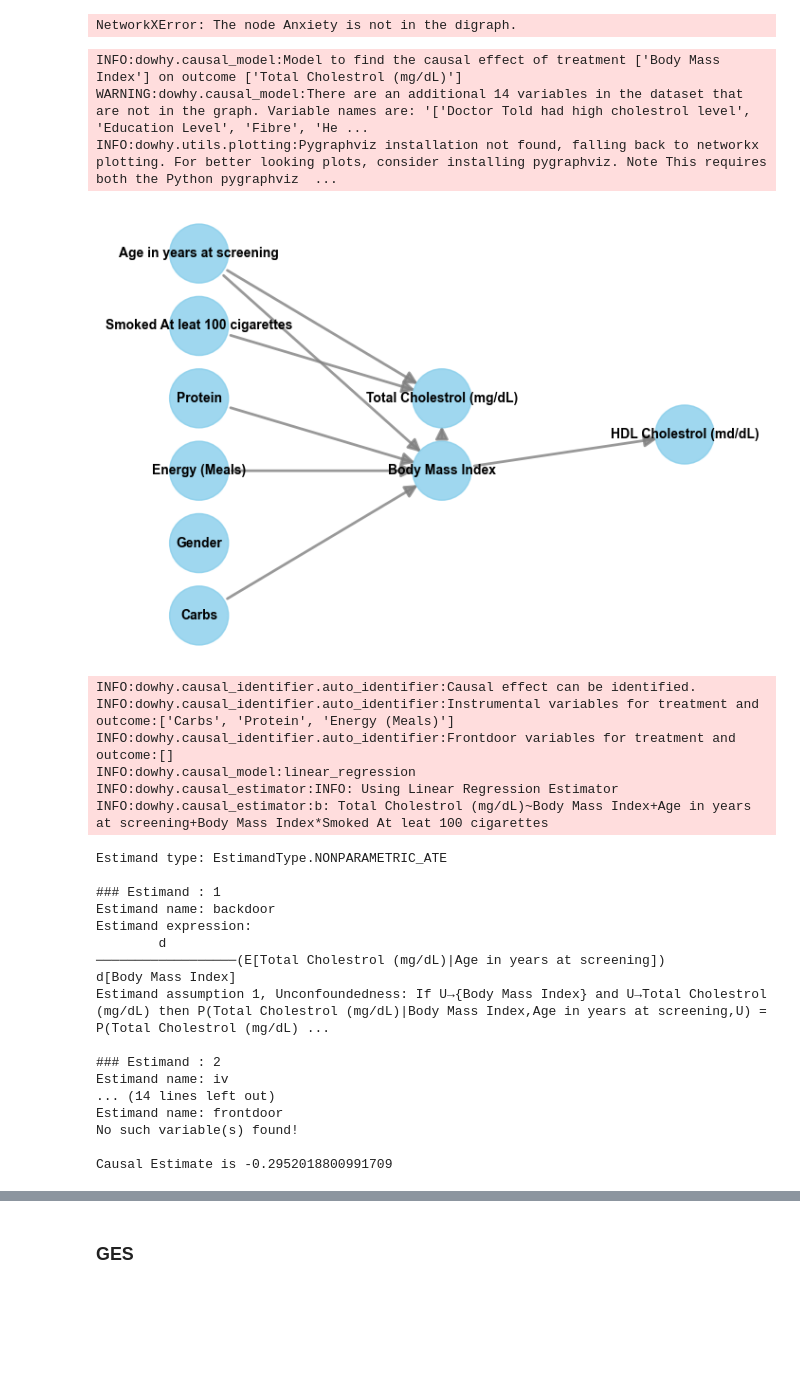
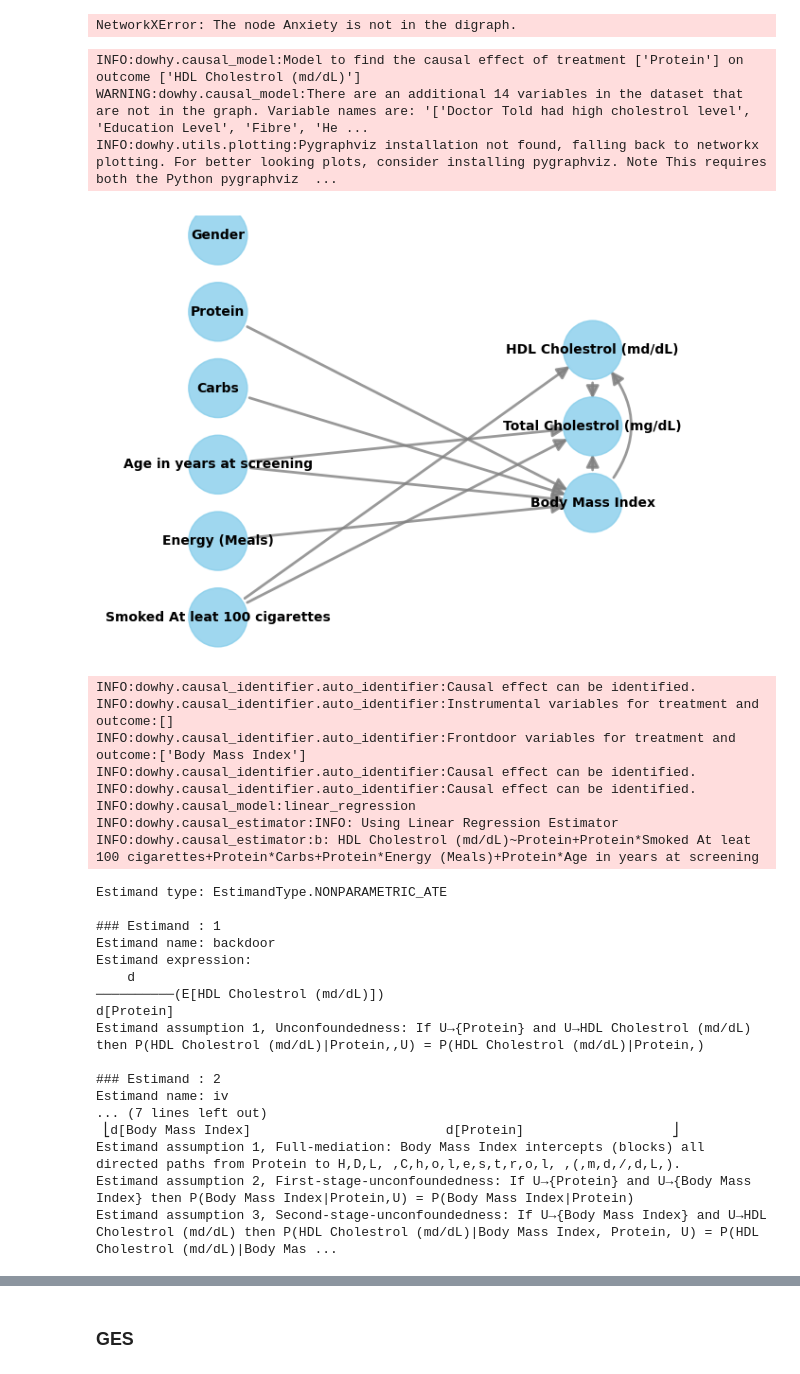
Before and after one commit to jerbeario/CasualPresentation, a Jupyter notebook: NHANES/NHANES_sandbox.ipynb, the cells around one changed output, grey strips where cells are left out. Saved outputs shown, nothing was run; the diff lists cells and outputs as text; code cells hidden in the pictures; blank space fills up the shorter version.

```diff
--- a/NHANES/NHANES_sandbox.ipynb
+++ b/NHANES/NHANES_sandbox.ipynb
@@ -9,6 +11,6 @@ import networkx as nx
 # %%
-fname = 'nhanes_forsandbox.csv'
-df = pd.read_csv(fname, sep=',')
+fname = 'NHANES/nhanes_forsandbox.csv'
+df = pd.read_csv(fname, sep=',', header=0)
 # %% [markdown]
 # Exploratory Data Analysis
 # %%
@@ -162,7 +171,7 @@ NetworkXError: The node Anxiety is not in the digraph.
 # %%
 
 import networkx as nx
-
+from dowhy import CausalModel
 
 pc_graph = nx.DiGraph()
 
@@ -182,61 +191,67 @@ pc_graph.add_edge('Body Mass Index', 'HDL Cholestrol (md/dL)')
 
 # Smoking affects cholesterol
 pc_graph.add_edge('Smoked At leat 100 cigarettes', 'Total Cholestrol (mg/dL)')
+pc_graph.add_edge('Smoked At leat 100 cigarettes', 'HDL Cholestrol (md/dL)')
+
 
 # Age affects both BMI and cholesterol
 pc_graph.add_edge('Age in years at screening', 'Body Mass Index')
 pc_graph.add_edge('Age in years at screening', 'Total Cholestrol (mg/dL)')
 
 # Diet factors affect BMI
 pc_graph.add_edge('Energy (Meals)', 'Body Mass Index')
 pc_graph.add_edge('Protein', 'Body Mass Index')
 pc_graph.add_edge('Carbs', 'Body Mass Index')
 
+pc_graph.add_edge('HDL Cholestrol (md/dL)',  'Total Cholestrol (mg/dL)')
+
 gml = ''.join(nx.generate_gml(pc_graph))
 
 model = CausalModel(
     data=df,
-    treatment='Body Mass Index',  # Change treatment variable
-    outcome='Total Cholestrol (mg/dL)',  # Change outcome variable
+    treatment='Protein',  # Change treatment variable
+    outcome='HDL Cholestrol (md/dL)',  # Change outcome variable
     graph=gml
 )
 
 # View and analyze the model
 model.view_model()
 
 identified_estimand = model.identify_effect()
 print(identified_estimand)
 
 estimate = model.estimate_effect(
     identified_estimand,
     method_name="backdoor.linear_regression"
 )
 print("Causal Estimate is " + str(estimate.value))
 # %% [output]
-INFO:dowhy.causal_model:Model to find the causal effect of treatment ['Body Mass Index'] on outcome ['Total Cholestrol (mg/dL)']
+INFO:dowhy.causal_model:Model to find the causal effect of treatment ['Protein'] on outcome ['HDL Cholestrol (md/dL)']
 WARNING:dowhy.causal_model:There are an additional 14 variables in the dataset that are not in the graph. Variable names are: '['Doctor Told had high cholestrol level', 'Education Level', 'Fibre', 'He ...
 INFO:dowhy.utils.plotting:Pygraphviz installation not found, falling back to networkx plotting. For better looking plots, consider installing pygraphviz. Note This requires both the Python pygraphviz  ...
-[figure, old version]
+[figure, new version]
 INFO:dowhy.causal_identifier.auto_identifier:Causal effect can be identified.
-INFO:dowhy.causal_identifier.auto_identifier:Instrumental variables for treatment and outcome:['Carbs', 'Protein', 'Energy (Meals)']
-INFO:dowhy.causal_identifier.auto_identifier:Frontdoor variables for treatment and outcome:[]
+INFO:dowhy.causal_identifier.auto_identifier:Instrumental variables for treatment and outcome:[]
+INFO:dowhy.causal_identifier.auto_identifier:Frontdoor variables for treatment and outcome:['Body Mass Index']
+INFO:dowhy.causal_identifier.auto_identifier:Causal effect can be identified.
+INFO:dowhy.causal_identifier.auto_identifier:Causal effect can be identified.
 INFO:dowhy.causal_model:linear_regression
 INFO:dowhy.causal_estimator:INFO: Using Linear Regression Estimator
-INFO:dowhy.causal_estimator:b: Total Cholestrol (mg/dL)~Body Mass Index+Age in years at screening+Body Mass Index*Smoked At leat 100 cigarettes
+INFO:dowhy.causal_estimator:b: HDL Cholestrol (md/dL)~Protein+Protein*Smoked At leat 100 cigarettes+Protein*Carbs+Protein*Energy (Meals)+Protein*Age in years at screening
 Estimand type: EstimandType.NONPARAMETRIC_ATE
 
 ### Estimand : 1
 Estimand name: backdoor
 Estimand expression:
-        d
-──────────────────(E[Total Cholestrol (mg/dL)|Age in years at screening])
-d[Body Mass Index]
-Estimand assumption 1, Unconfoundedness: If U→{Body Mass Index} and U→Total Cholestrol (mg/dL) then P(Total Cholestrol (mg/dL)|Body Mass Index,Age in years at screening,U) = P(Total Cholestrol (mg/dL) ...
+    d
+──────────(E[HDL Cholestrol (md/dL)])
+d[Protein]
+Estimand assumption 1, Unconfoundedness: If U→{Protein} and U→HDL Cholestrol (md/dL) then P(HDL Cholestrol (md/dL)|Protein,,U) = P(HDL Cholestrol (md/dL)|Protein,)
 
 ### Estimand : 2
 Estimand name: iv
-... (14 lines left out)
-Estimand name: frontdoor
-No such variable(s) found!
-
-Causal Estimate is -0.2952018800991709
+... (7 lines left out)
+ ⎣d[Body Mass Index]                         d[Protein]                   ⎦
+Estimand assumption 1, Full-mediation: Body Mass Index intercepts (blocks) all directed paths from Protein to H,D,L, ,C,h,o,l,e,s,t,r,o,l, ,(,m,d,/,d,L,).
+Estimand assumption 2, First-stage-unconfoundedness: If U→{Protein} and U→{Body Mass Index} then P(Body Mass Index|Protein,U) = P(Body Mass Index|Protein)
+Estimand assumption 3, Second-stage-unconfoundedness: If U→{Body Mass Index} and U→HDL Cholestrol (md/dL) then P(HDL Cholestrol (md/dL)|Body Mass Index, Protein, U) = P(HDL Cholestrol (md/dL)|Body Mas ...
```
Also changed, not shown: parts of 8 cells of this notebook, 11 other files.
